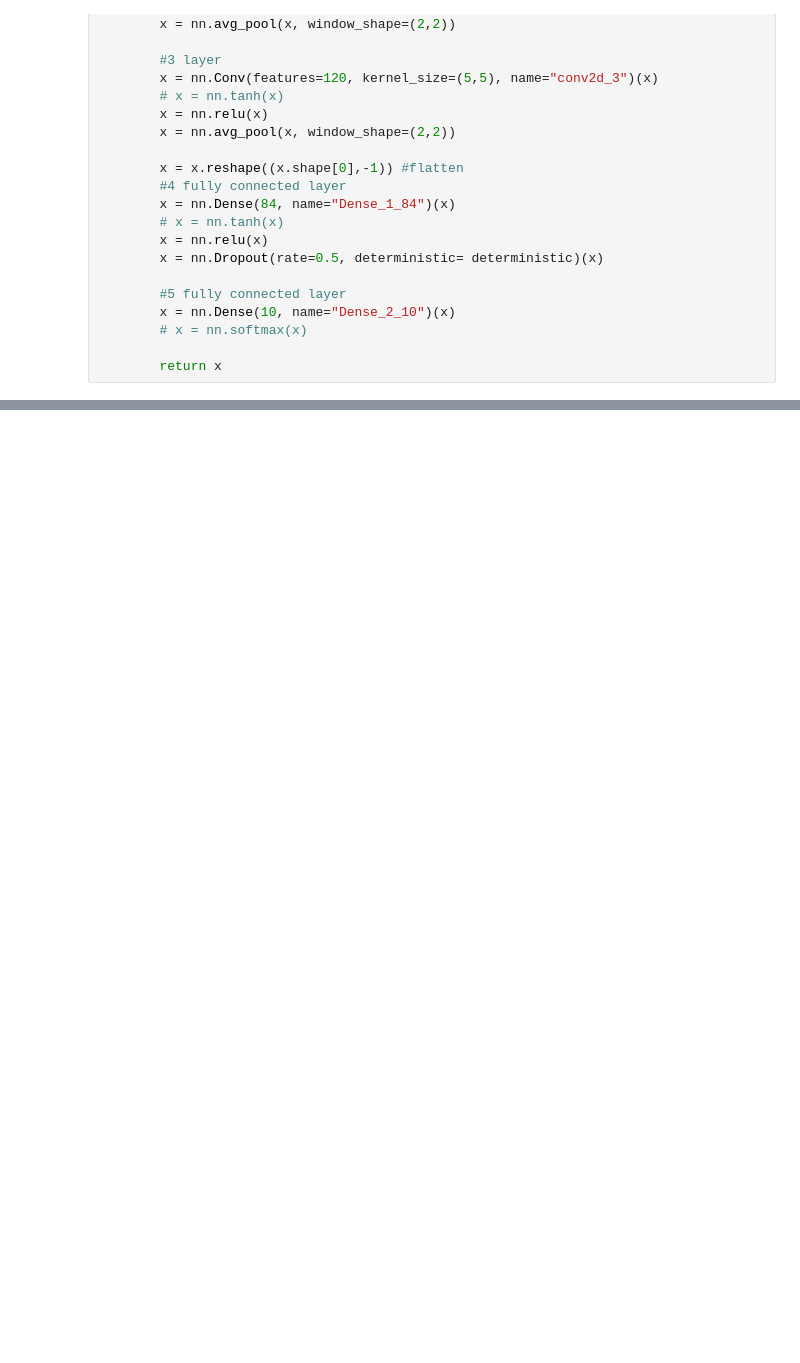
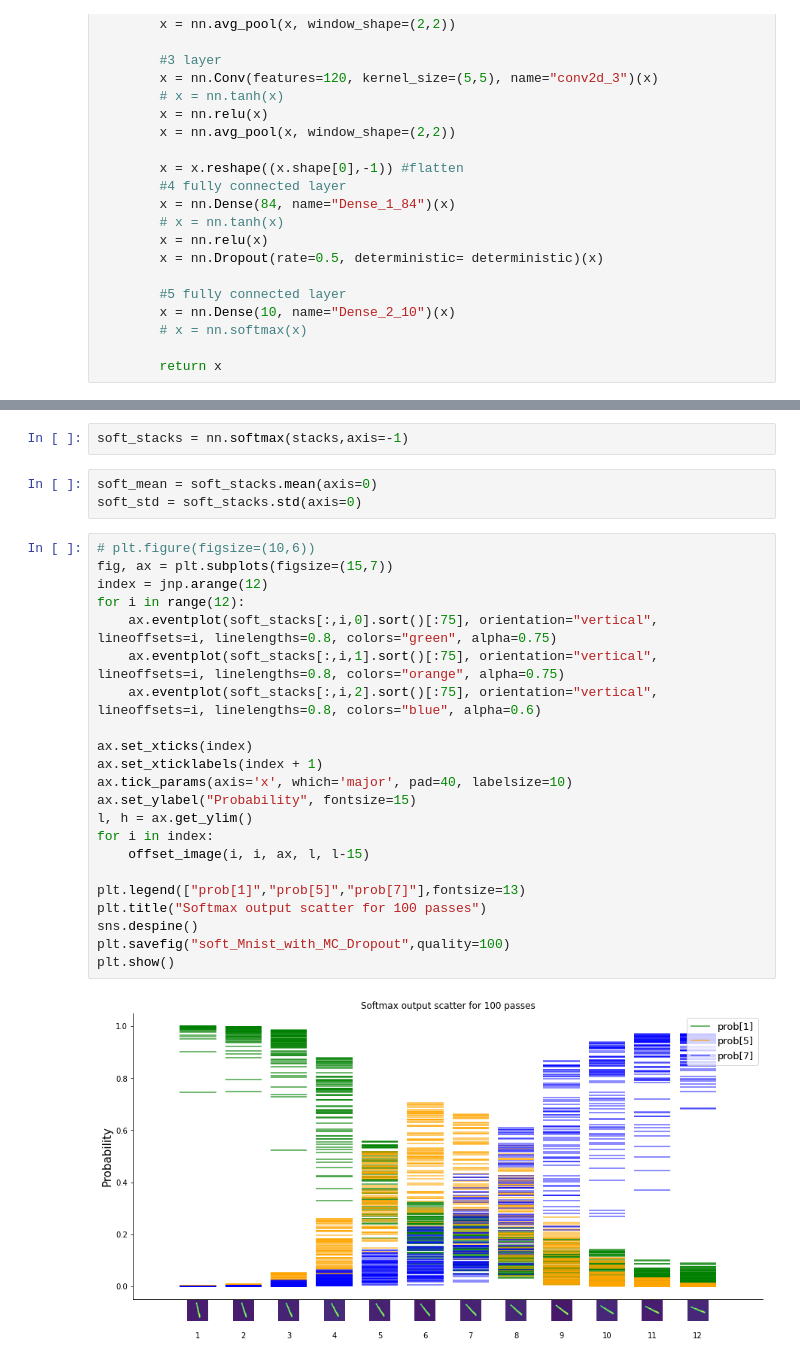
Before and after one commit to AnandShegde/bnn-zoo, a Jupyter notebook: notebooks/mc_dropout_classification_task.ipynb, the cells around one changed output, grey strips where cells are left out. Cells and saved outputs as stored; diff of their text form; blank space fills up the shorter version.

```diff
--- a/notebooks/mc_dropout_classification_task.ipynb
+++ b/notebooks/mc_dropout_classification_task.ipynb
@@ -162,0 +213,29 @@ plt.
+# %%
+soft_stacks = nn.softmax(stacks,axis=-1)
+# %%
+soft_mean = soft_stacks.mean(axis=0)
+soft_std = soft_stacks.std(axis=0)
+# %%
+# plt.figure(figsize=(10,6))
+fig, ax = plt.subplots(figsize=(15,7))
+index = jnp.arange(12)
+for i in range(12):
+    ax.eventplot(soft_stacks[:,i,0].sort()[:75], orientation="vertical", lineoffsets=i, linelengths=0.8, colors="green", alpha=0.75)
+    ax.eventplot(soft_stacks[:,i,1].sort()[:75], orientation="vertical", lineoffsets=i, linelengths=0.8, colors="orange", alpha=0.75)
+    ax.eventplot(soft_stacks[:,i,2].sort()[:75], orientation="vertical", lineoffsets=i, linelengths=0.8, colors="blue", alpha=0.6)
+
+ax.set_xticks(index)
+ax.set_xticklabels(index + 1)
+ax.tick_params(axis='x', which='major', pad=40, labelsize=10)
+ax.set_ylabel("Probability", fontsize=15)
+l, h = ax.get_ylim()
+for i in index:
+    offset_image(i, i, ax, l, l-15)
+
+plt.legend(["prob[1]","prob[5]","prob[7]"],fontsize=13)
+plt.title("Softmax output scatter for 100 passes")
+sns.despine()
+plt.savefig("soft_Mnist_with_MC_Dropout",quality=100)
+plt.show()
+# %% [output]
+[figure, added]
```
Also changed, not shown: parts of 32 cells of this notebook, 9 other files.
